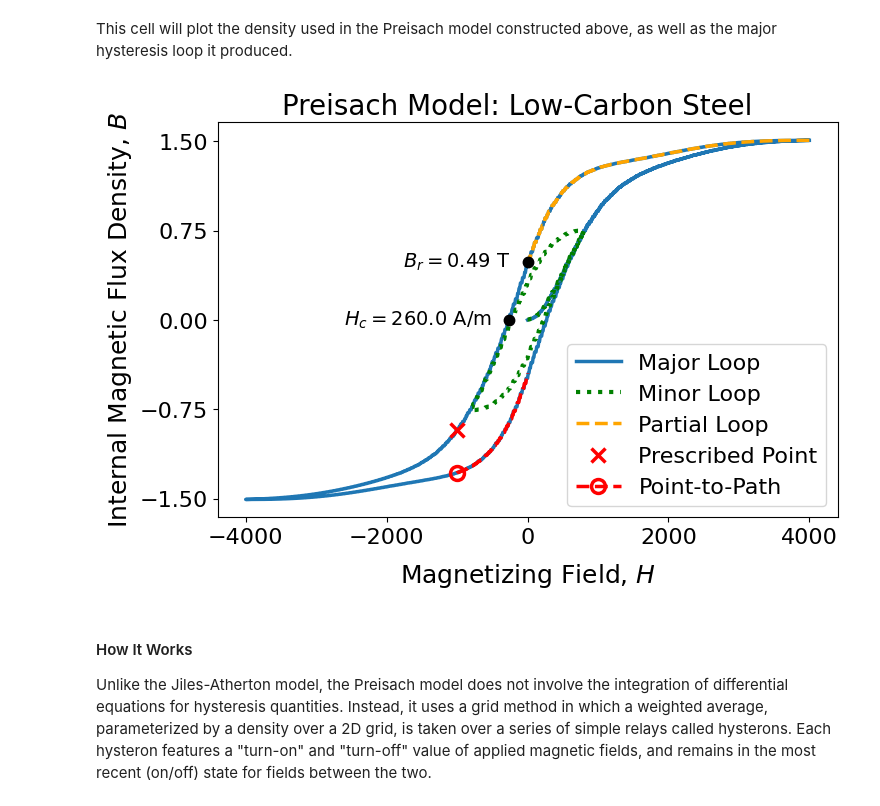
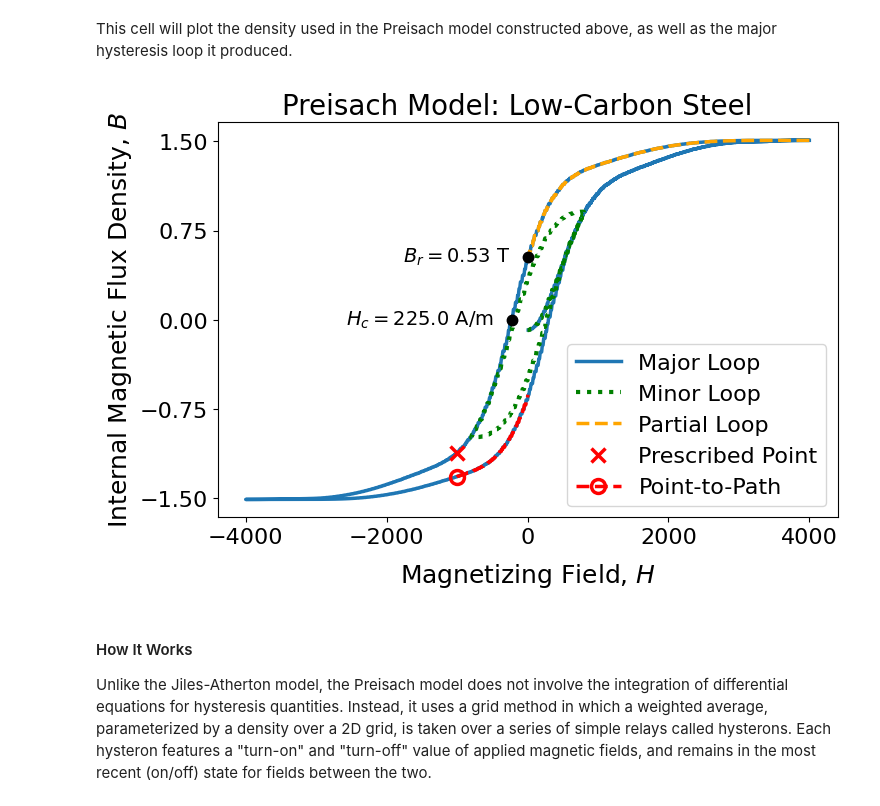
Before and after one commit to radiasoft/rsradia, a Jupyter notebook: examples/demos/hysteresis_demo.ipynb, the cells around one changed output. Cells and saved outputs as stored; diff of their text form; code cells hidden in the pictures.

Commit message:
Updated critical point calculations for both hysteresis models.

````diff
--- a/examples/demos/hysteresis_demo.ipynb
+++ b/examples/demos/hysteresis_demo.ipynb
@@ -151,12 +153,6 @@ The chosen distribution can either be one of:
 
 (with necessary parameters ```dist_params``` given as a list or tuple), or a 2D array of weights for the hysteron grid.
 # %%
-# Define parameters for the Preisach density
-pr_mus = array([[.05,-.05], [0,.3], [-.3,0], [-.5,-.6], [.6,.5]])
-pr_Sigmas = array([[[.03,.01],[.01,.03]], [[.003,0],[0,.04]], [[.04,0],[0,.003]], \
-                   [[.05,.04],[.04,.05]], [[.04,.03],[.03,.04]]])
-pr_ws = array([.75, .025, .025, .1, .1])
-
 # Set model parameters for grade 20 steel
 pr_params = {
     'dH': 10,
@@ -164,8 +160,8 @@ pr_params = {
     'Ms': 1.2e6,
     'ab_max': 4e3,
     'ab_res': 25,
-    'distribution': 'gmixture',
-    'dist_params': (pr_mus, pr_Sigmas, pr_ws)
+    'distribution': npload("pr-model_g20-steel_density.npy"),
+    'dist_params': None,
 }
 
 # Construct a Preisach model & compute its hysteresis
@@ -201,31 +197,31 @@ H_point_path, B_point_path = pr_model.path(point_path, B_point_lower/MU0)
 This cell will plot the density used in the Preisach model constructed above, as well as the major hysteresis loop it produced.
 # %%
 Hc = pr_model.coercivity[0]
-Br = pr_model.remanence[0]
+Br = pr_model.remanence[1]
 
 # Plot the example hysteresis quantities for the Preisach model
 fig, ax = plt.subplots(figsize=(8,5))
 fig.suptitle(r"Preisach Model: Low-Carbon Steel",fontsize=20,y=.96)
-ax.plot(pr_model.H_major, pr_model.B_major, lw=2.5, label=r"Major Loop")
+ax.plot(pr_model.H_major[1:], pr_model.B_major[1:], lw=2.5, label=r"Major Loop")
 ax.plot(H_minor, B_minor, ':', color='g', lw=3, label=r"Minor Loop")
 ax.plot(H_partial, B_partial, '--', color='orange', lw=2.5, label=r"Partial Loop")
 ax.plot(H_point, B_point_upper, 'x', color='red', ms=10, mew=2.5, label=r"Prescribed Point")
 ax.plot(H_point_path, B_point_path, 'r--', lw=2.5, marker='o', mfc='none', ms=10, mew=2.5, markevery=[0], label=r"Point-to-Path")
 ax.plot(Hc, 0, 'ko', ms=7.5)
 ax.text(Hc-250, 0, r"$H_c = ${:.1f} A/m".format(abs(Hc)), ha='right', va='center', fontsize=14)
 ax.plot(0, Br, 'ko', ms=7.5)
 ax.text(-250, Br, r"$B_r = ${:.2f} T".format(Br), ha='right', va='center', fontsize=14)
 ax.legend(fontsize=16, loc='lower right')
 ax.axis(1.1*array([pr_model.H_major.min(), pr_model.H_major.max(), pr_model.B_major.min(), pr_model.B_major.max()]))
 ax.set_xlabel(r"Magnetizing Field, $H$", fontsize=18, labelpad=10)
 ax.set_ylabel(r"Internal Magnetic Flux Density, $B$",fontsize=18)
 ax.set_xticks(H_ticks)
 ax.set_yticks(B_ticks)
 ax.tick_params(labelsize=16)
 fig.subplots_adjust(top=.9)
 fig.show()
 # %% [output]
-[figure, old version]
+[figure, new version]
 # %% [markdown]
 #### How It Works
 Unlike the Jiles-Atherton model, the Preisach model does not involve the integration of differential equations for hysteresis quantities. Instead, it uses a grid method in which a weighted average, parameterized by a density over a 2D grid, is taken over a series of simple relays called hysterons. Each hysteron features a "turn-on" and "turn-off" value of applied magnetic fields, and remains in the most recent (on/off) state for fields between the two.
````
Also changed, not shown: parts of 11 cells of this notebook, 9 other files.
